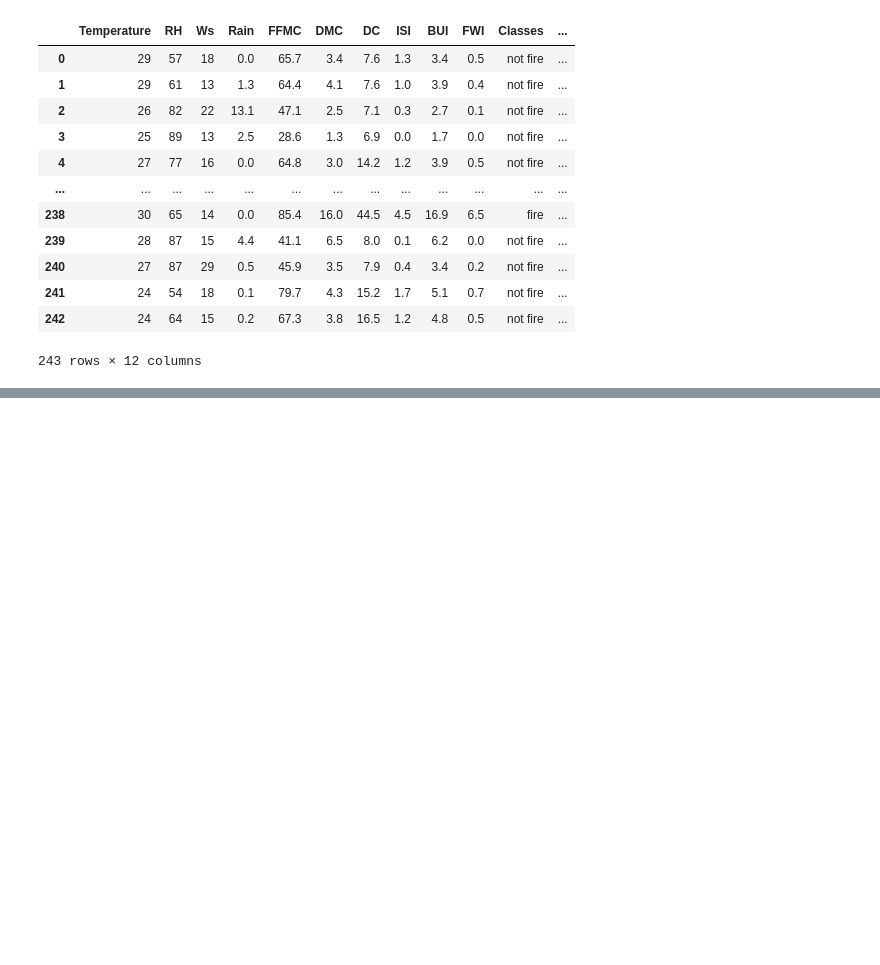
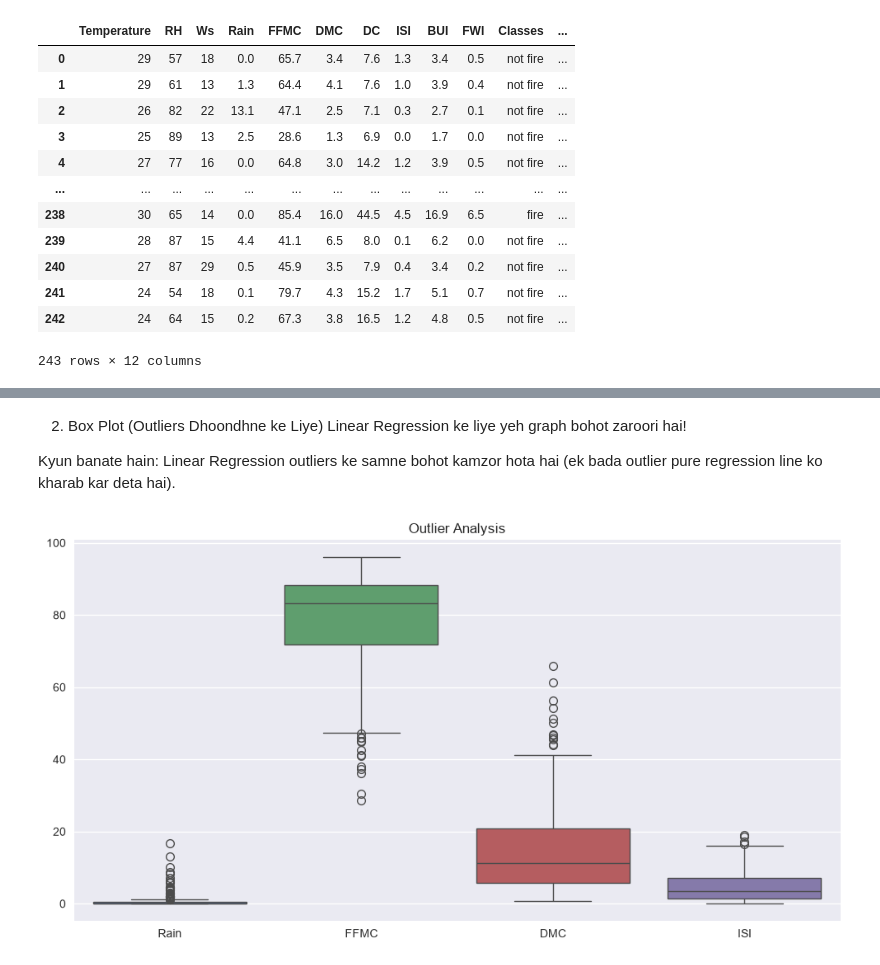
Before and after one commit to mohdshubair313/machine-learning-concepts, a Jupyter notebook: 1_linear_Reg__model_trainiingProject/EDA_&_FeatureEng.ipynb, the cells around one changed output, grey strips where cells are left out. Drawn from its saved outputs; the diff is of its cells as text; code cells hidden in the pictures; blank space fills up the shorter version.

```diff
--- a/1_linear_Reg__model_trainiingProject/EDA_&_FeatureEng.ipynb
+++ b/1_linear_Reg__model_trainiingProject/EDA_&_FeatureEng.ipynb
@@ -109,0 +153,13 @@ df_copy
+# %% [markdown]
+2. Box Plot (Outliers Dhoondhne ke Liye)
+Linear Regression ke liye yeh graph bohot zaroori hai!
+
+Kyun banate hain: Linear Regression outliers ke samne bohot kamzor hota hai (ek bada outlier pure regression line ko kharab kar deta hai).
+# %%
+# Rain, DMC, DC, ISI jaise features me outliers check karein
+plt.figure(figsize=(12, 6))
+sns.boxplot(data=df_copy[['Rain', 'FFMC', 'DMC', 'ISI']])
+plt.title("Outlier Analysis")
+plt.show()
+# %% [output]
+[figure, added]
```
Also changed, not shown: parts of 9 cells of this notebook.
